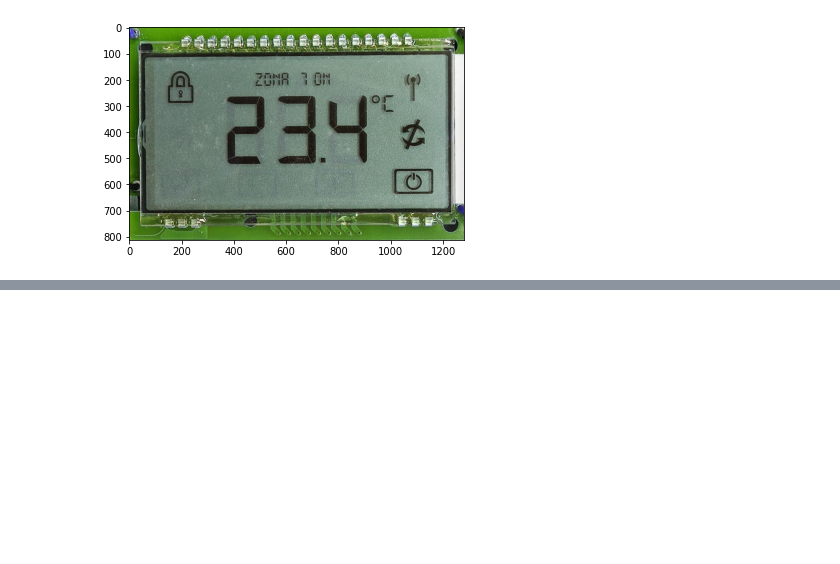
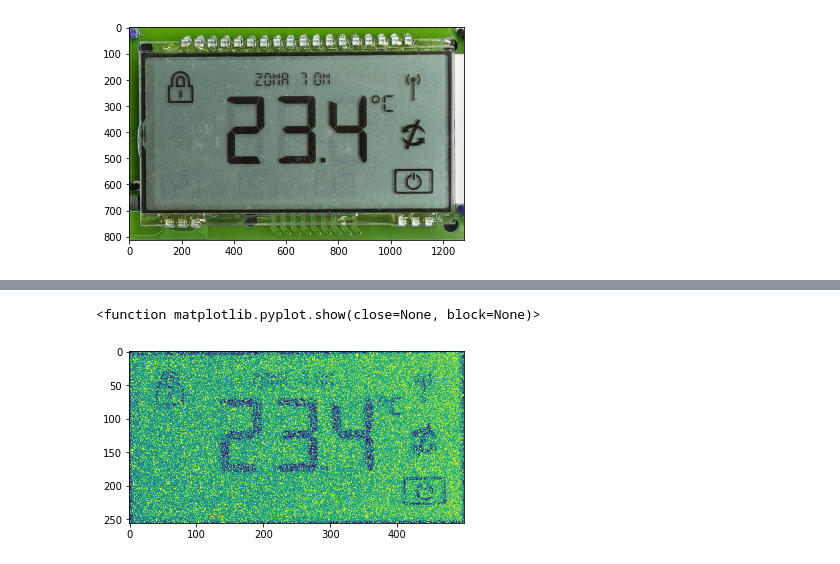
Before and after one commit to TancrediZini/2022-06-15_TM_progetto, a Jupyter notebook: main.ipynb, the cells around one changed output, grey strips where cells are left out. Saved outputs shown, nothing was run; the diff lists cells and outputs as text; code cells hidden in the pictures; blank space fills up the shorter version.

```diff
--- a/main.ipynb
+++ b/main.ipynb
@@ -313,0 +381,18 @@ plt.show
+# %%
+# inserisco del rumore sale e pepe nell'immagine di base
+snp = gray.copy()
+
+if len(snp.shape) == 2:
+    probs = np.random.random(snp.shape[:2])
+    snp[probs < (probs/2)] = 0
+    snp[probs > 1 - (probs/2)] = 255
+
+plt.imshow(snp)
+plt.show
+
+# cv2.imshow('snp', snp)
+# cv2.waitKey(0)
+# cv2.destroyAllWindows()
+# %% [output]
+<function matplotlib.pyplot.show(close=None, block=None)>
+[figure, added]
```
Also changed, not shown: parts of 50 cells of this notebook, 1 other file.
